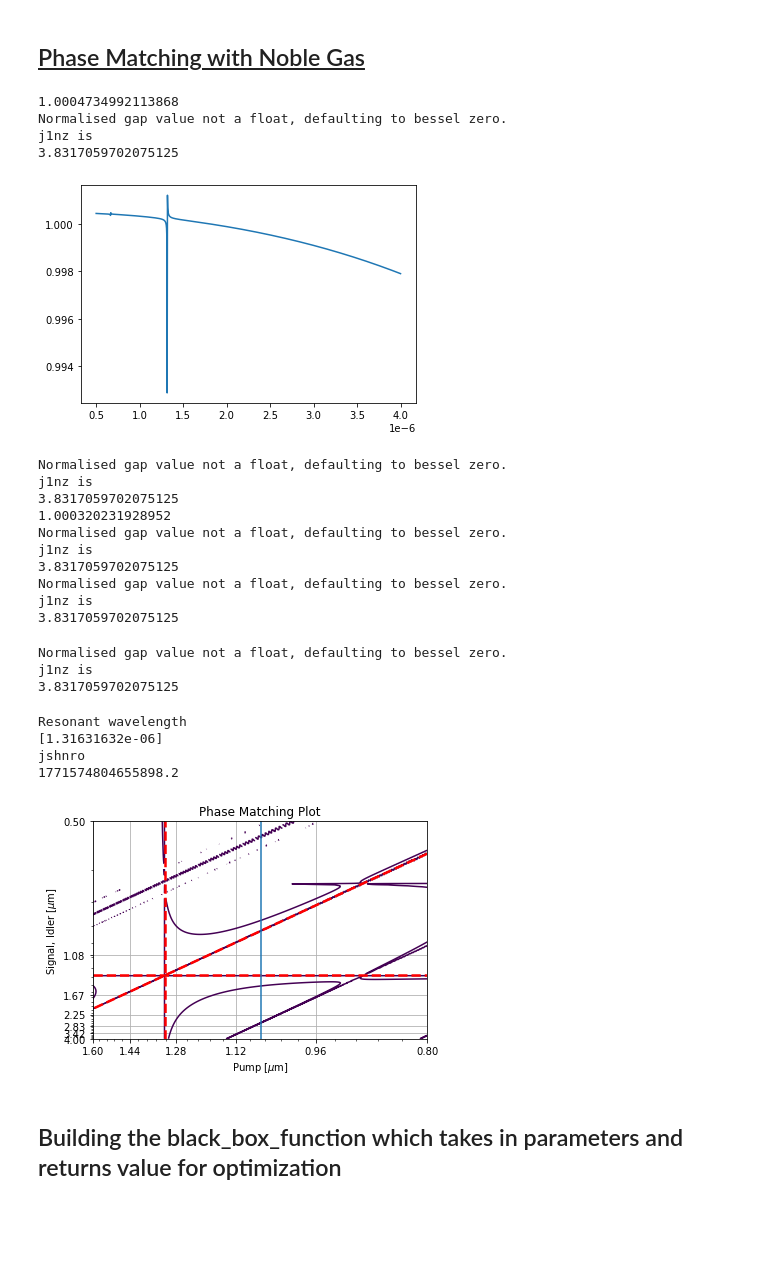
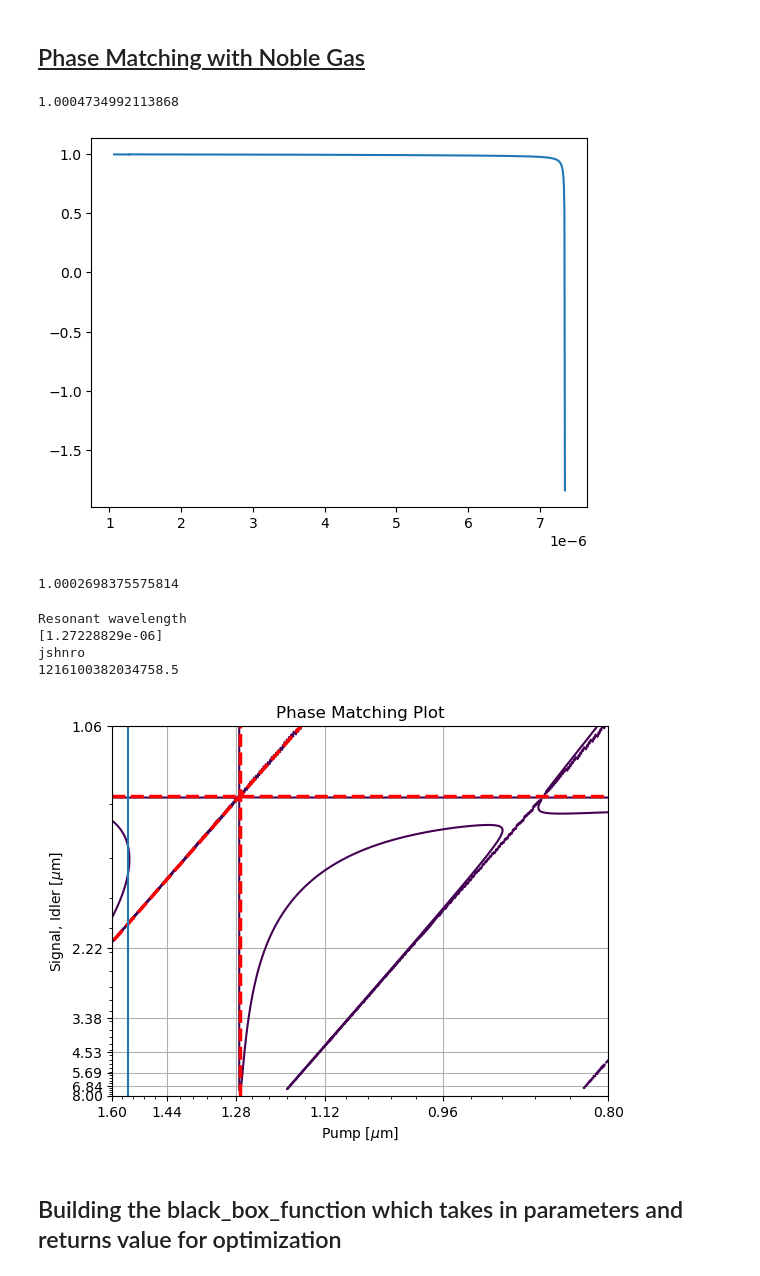
Before and after one commit to jmorse2020/FYP_Simulations, a Jupyter notebook: fwm_simulation.ipynb, the cells around one changed output. Cells and saved outputs as stored; diff of their text form; code cells hidden in the pictures; blank space fills up the shorter version.

```diff
--- a/fwm_simulation.ipynb
+++ b/fwm_simulation.ipynb
@@ -257,7 +257,7 @@ array([[ -4451.50536797,  -4439.7673529 ,  -4427.8852916 , ...,
 Should basically be identical code except plugging in the refractive index that we modelled for leaky mode HCFs (add this as a function to refractive index class)
 # %%
 pump_wavelengths = np.linspace(0.8e-6, 1.6e-6, 1000)
-signal_wavelengths = np.linspace(0.5e-6, 4.0e-6, 1000)
+signal_wavelengths = np.linspace(1.064e-6, 8.0e-6, 1000)
 
 # * * * HCF Parameters * * * #
 w = 0.7e-6
@@ -334,18 +325,28 @@ def WavelengthTicksOnAngularFrequencyPlot(min_wavelength, max_wavelength, No_maj
 # Parameters:
 Temperature = 293 # K
 Pressure = 5000 # mBar
-w = 0.63e-6 # m
-core_radius = 28e-6 # m
-gas = "xenon"
+w = 6.08893154e-07 # m # 0.7e-6
+core_radius = 1.78141700e-05 # m #20e-6
+gas = "argon"
 gamma = 0.0
 P_0 = 100
 loss_ms = [1]
 # %%
+# 5.00000000e+03 6.10316530e-07 1.78819152e-05
 
+# new j value
+# 3 micron at 1064nm
+# 5.00000000e+03 6.08893154e-07 1.78141700e-05
+
+# 4 micron at 1064 nm
+# 5.00000000e+03 5.78875577e-07 1.63478212e-05
+
+
+# 5 micron at 1064nm
 
 gas_index = lambda x: RefractiveIndex.Gas(wavelengths=x, pressure=Pressure, temperature=Temperature, gas_name=gas)
 print(gas_index(1000))
-refractive_index = lambda x: RefractiveIndex.HCF(R=core_radius, w=w, wavelengths=x, n_gas=gas_index, normalised_gap=0.27)
+refractive_index = lambda x: RefractiveIndex.HCF(R=core_radius, w=w, wavelengths=x, n_gas=gas_index, normalised_gap=RefractiveIndex.calculate_gamma(6, w=w, r_core=core_radius, r_cap=0.7*core_radius))
 plt.plot(signal_wavelengths, refractive_index(signal_wavelengths*1e9))
 plt.show()
 print(refractive_index(1000))
@@ -373,57 +374,42 @@ if axis_parameter.lower() == "wavelength":
     plt.ylim([min(signal_wavelengths), max(signal_wavelengths)])
     plt.show()
 elif axis_parameter.lower() == "ang_freq":
     phase_matching_contour = plt.contour(lambda_to_ang_freq(pump_wavelengths), lambda_to_ang_freq(signal_wavelengths), delta_beta, levels=[0], color='k')
     contour_data = phase_matching_contour.collections[0].get_paths()[0].vertices
     for resonsance_wavelength in resonsance_wavelengths:
         print("Resonant wavelength")
         print(resonsance_wavelength[0])
         resonances_linewidth = 2.5
         const_idlers = 1 / ( (2 / pump_wavelengths) - (1 / resonsance_wavelength[0]))
         plt.plot(lambda_to_ang_freq(pump_wavelengths), lambda_to_ang_freq(const_idlers), color = 'r', linestyle = '--', linewidth = resonances_linewidth)
         plt.axvline(lambda_to_ang_freq(resonsance_wavelength[0]), color = 'r', linestyle = '--', linewidth = resonances_linewidth)
         plt.axhline(lambda_to_ang_freq(resonsance_wavelength[0]), color = 'r', linestyle = '--', linewidth = resonances_linewidth)
     plt.xlabel(r'Pump [$\mu$m]')
     plt.ylabel(r'Signal, Idler [$\mu$m]')
     plt.title('Phase Matching Plot')
     plt.xlim([min(lambda_to_ang_freq(pump_wavelengths)), max(lambda_to_ang_freq(pump_wavelengths))])
     plt.ylim([min(lambda_to_ang_freq(signal_wavelengths)), max(lambda_to_ang_freq(signal_wavelengths))])
 
-plt.axvline(lambda_to_ang_freq(1064e-9))
+plt.axvline(lambda_to_ang_freq(1550e-9))
 print("jshnro")
-print(lambda_to_ang_freq(1064e-9))
+print(lambda_to_ang_freq(1550e-9))
 WavelengthTicksOnAngularFrequencyPlot(min(pump_wavelengths), max(pump_wavelengths), 6, axis='x')
 WavelengthTicksOnAngularFrequencyPlot(min(signal_wavelengths), max(signal_wavelengths), 7, axis='y')
 # interp_val = phase_matching_contour.collections[0].get_paths()[0].interpolated(delta_beta, lambda_to_ang_freq(pump_wavelengths), lambda_to_ang_freq(signal_wavelengths), lambda_to_ang_freq(1.12e-6), lambda_to_ang_freq(2.5e-6))
 # print(interp_val)
 # interp_val = np.interp([lambda_to_ang_freq(1.12e-6)], lambda_to_ang_freq(pump_wavelengths), delta_beta[np.where(np.isclose(lambda_to_ang_freq(signal_wavelengths), 2.50e-6))])[0]
 # print(interp_val)
 plt.grid()
 plt.show()
 # %% [output]
 1.0004734992113868
-Normalised gap value not a float, defaulting to bessel zero.
-j1nz is
-3.8317059702075125
-[figure, old version]
+[figure, new version]
-Normalised gap value not a float, defaulting to bessel zero.
-j1nz is
-3.8317059702075125
-1.000320231928952
-Normalised gap value not a float, defaulting to bessel zero.
-j1nz is
-3.8317059702075125
-Normalised gap value not a float, defaulting to bessel zero.
-j1nz is
-3.8317059702075125
+1.0002698375575814
-Normalised gap value not a float, defaulting to bessel zero.
-j1nz is
-3.8317059702075125
+Resonant wavelength
+[1.27228829e-06]
+jshnro
+1216100382034758.5
-Resonant wavelength
-[1.31631632e-06]
-jshnro
-1771574804655898.2
-[figure, old version]
+[figure, new version]
 # %% [markdown]
 ## Building the black_box_function which takes in parameters and returns value for optimization
 # %%
```
Also changed, not shown: parts of 6 cells of this notebook.
